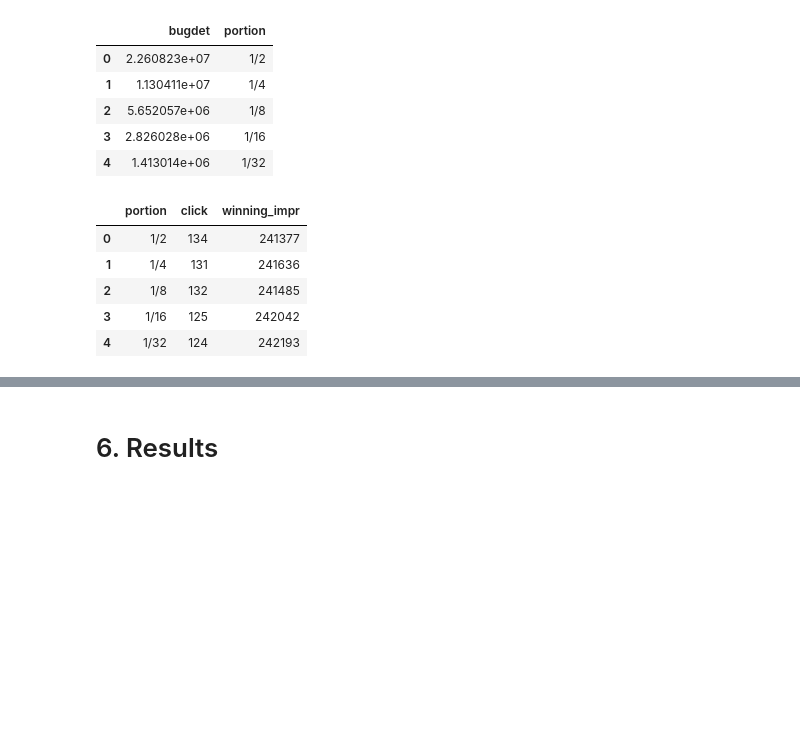
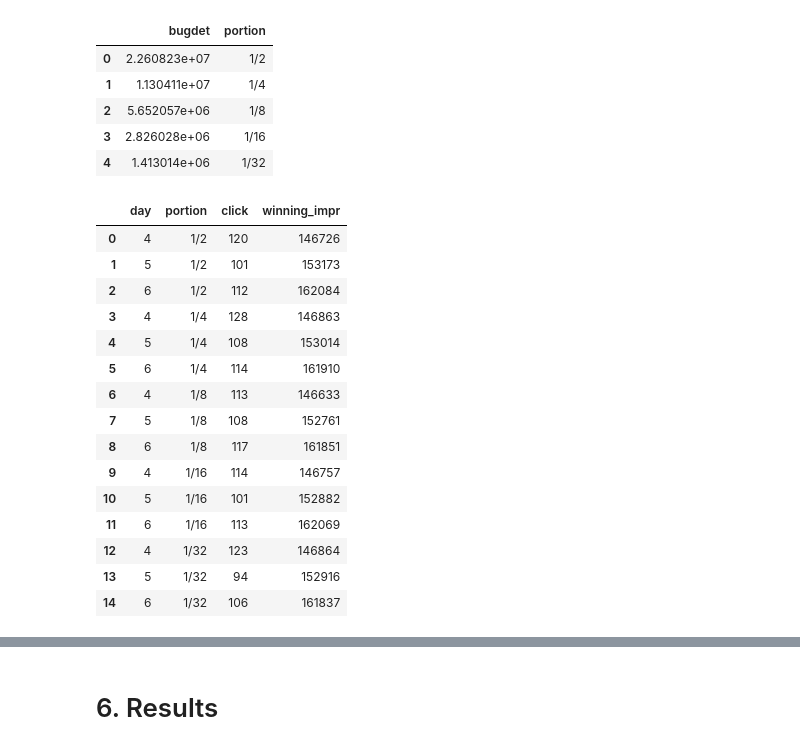
Before and after one commit to aynetdia/Budget_Constrained_Bidding, a Jupyter notebook: Tutorial.ipynb, the cells around one changed output, grey strips where cells are left out. Drawn from its saved outputs; the diff is of its cells as text; code cells hidden in the pictures; blank space fills up the shorter version.

Commit message:
add the process of random bidding

```diff
--- a/Tutorial.ipynb
+++ b/Tutorial.ipynb
@@ -293,42 +295,42 @@ bid_budget
 | 4 | 1.413014e+06 | 1/32 |
 # %%
 
-rb_result_df = pd.DataFrame(columns= ['portion','click','winning_impr'])
+rb_result_df = pd.DataFrame(columns= ['day','portion','click','winning_impr'])
 highest_bid = bid_random.bidprice.sum()/len(bid_random)
-
+ass_num=0
 for i in range(len(bid_budget)):
     budget=bid_budget.at[i,'bugdet']
-    for epoch in range(epochs):
-
-            rb=Random_Bidding()
-            rb.budget = budget
-            rb.bid_requests=bid_requests_test
-            rb.total_bids=len(rb.bid_requests)
-            rb.random_bidding(highest_bid=highest_bid)
-
-            wins1=sum(rb.df['wins'])
-            click1=sum(rb.df.loc[rb.df['wins']==1]['click'])
-            wins1=sum(rb.df['wins'])
-            click1=sum(rb.df.loc[rb.df['wins']==1]['click'])
-            wins1=sum(rb.df['wins'])
-            click1=sum(rb.df.loc[rb.df['wins']==1]['click'])
+   # for epoch in range(epochs):
+    rb = Random_Bidding()
+    rb.budget = budget
+    rb.bid_requests=bid_random
+    rb.total_bids=len(rb.bid_requests)
+    rb.random_bidding(highest_bid=highest_bid)
+    ass_num=0
+    for day in bid_random['weekday'].unique():
+        rb_result_df.at[i*len(bid_random['weekday'].unique())+ass_num,'portion']=bid_budget.at[i,'portion']
+        rb_result_df.at[i*len(bid_random['weekday'].unique())+ass_num,'day']=day
+        rb_result_df.at[i*len(bid_random['weekday'].unique())+ass_num,'winning_impr']=sum(rb.df.loc[rb.df['day']==day]['wins'])
+        rb_result_df.at[i*len(bid_random['weekday'].unique())+ass_num,'click']=sum(rb.df.loc[(rb.df['day']==day) & (rb.df['wins']==1)]['click'])
+        ass_num+=1
 
 
-    rb_result_df.at[i,'portion']=bid_budget.at[i,'portion']
-    rb_result_df.at[i,'winning_impr']=wins
-    rb_result_df.at[i,'click']=click
 
 rb_result_df
-
-
-# print("Total actual random winning Impressions = {} clicks = {} \n;".format(wins1,click1),
-#       "Total random winning Impressions = {} clicks = {}".format(wins2, click2))
-
-# #rb.df.to_csv(os.getcwd() + '\data\rd_bid.txt', header=True,  sep=' ', mode='a')
 # %% [output]
-|  | portion | click | winning_impr |
-| 0 | 1/2 | 134 | 241377 |
-| 1 | 1/4 | 131 | 241636 |
-| 2 | 1/8 | 132 | 241485 |
-| 3 | 1/16 | 125 | 242042 |
-| 4 | 1/32 | 124 | 242193 |
+|  | day | portion | click | winning_impr |
+| 0 | 4 | 1/2 | 120 | 146726 |
+| 1 | 5 | 1/2 | 101 | 153173 |
+| 2 | 6 | 1/2 | 112 | 162084 |
+| 3 | 4 | 1/4 | 128 | 146863 |
+| 4 | 5 | 1/4 | 108 | 153014 |
+| 5 | 6 | 1/4 | 114 | 161910 |
+| 6 | 4 | 1/8 | 113 | 146633 |
+| 7 | 5 | 1/8 | 108 | 152761 |
+| 8 | 6 | 1/8 | 117 | 161851 |
+| 9 | 4 | 1/16 | 114 | 146757 |
+| 10 | 5 | 1/16 | 101 | 152882 |
+| 11 | 6 | 1/16 | 113 | 162069 |
+| 12 | 4 | 1/32 | 123 | 146864 |
+| 13 | 5 | 1/32 | 94 | 152916 |
+| 14 | 6 | 1/32 | 106 | 161837 |
```
Also changed, not shown: parts of 5 cells of this notebook.
